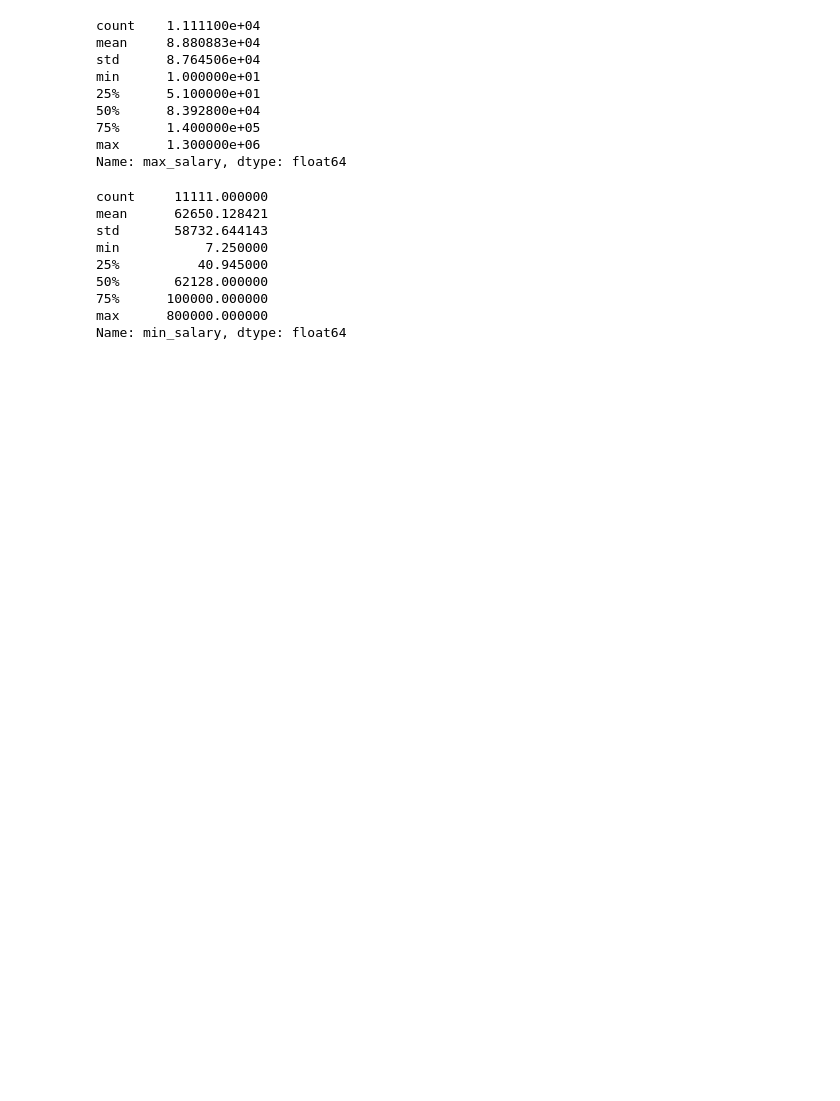
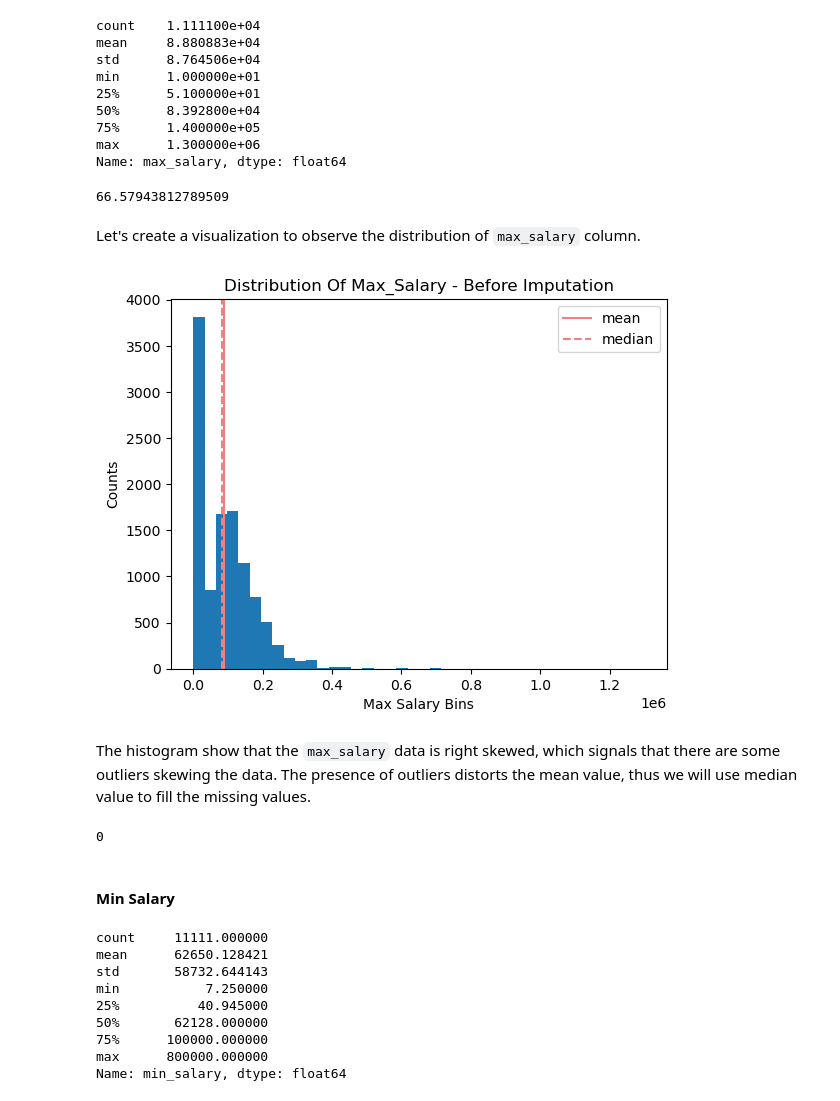
Before and after one commit to doublej01/Social-Network-Modeling, a Jupyter notebook: Notebooks/Linkedin Data Exploration.ipynb, the cells around one changed output. Saved outputs shown, nothing was run; the diff lists cells and outputs as text; code cells hidden in the pictures; blank space fills up the shorter version.

```diff
--- a/Notebooks/Linkedin Data Exploration.ipynb
+++ b/Notebooks/Linkedin Data Exploration.ipynb
@@ -383,0 +488,3 @@ Now let's organize this into a binary column where '0' represents the missing va
+# %%
+df.drop(columns=['work_type'], inplace=True)
+df.info()
@@ -391,3 +516,6 @@ USD    13352
 Name: count, dtype: int64
 # %% [markdown]
 Since the `currency` only has one response, "USD", we will drop this column instead of filling in the missing values.
+# %%
+df.drop(columns=['currency'], inplace=True)
+df.info()
@@ -401,7 +547,6 @@ BASE_SALARY    13352
 Name: count, dtype: int64
 # %% [markdown]
 Similar to `currency`, the `compensation_type` variable contains "BASE_SALARY" as the only response, thus we will drop this column instead of filling in the missing values.
-# %%
-fill_not_specified = ['company_id', 'description', 'pay_period', 'formatted_experience_level']
-for col in fill_not_specified:
-    df[col].fillna("Not Specified", inplace=True)
+# %%
+df.drop(columns=['compensation_type'], inplace=True)
+df.info()
@@ -421,6 +586,37 @@ min      1.000000e+01
 75%      1.400000e+05
 max      1.300000e+06
 Name: max_salary, dtype: float64
+# %%
+df['max_salary'].isna().sum()/df.shape[0]*100
+# %% [output]
+66.57943812789509
+# %% [markdown]
+Let's create a visualization to observe the distribution of `max_salary` column.
+# %%
+plt.figure()
+
+plt.hist(df['max_salary'], bins=40)
+plt.axvline(df['max_salary'].mean(), color="lightcoral", label="mean")
+plt.axvline(df['max_salary'].median(), color="lightcoral", linestyle="--", label="median")
+
+plt.title("Distribution of max_salary - before imputation".title())
+plt.xlabel("Max Salary Bins")
+plt.ylabel("Counts")
+
+
+plt.legend()
+plt.show()
+# %% [output]
+[figure, added]
+# %% [markdown]
+The histogram show that the `max_salary` data is right skewed, which signals that there are some outliers skewing the data. The presence of outliers distorts the mean value, thus we will use median value to fill the missing values.
+# %%
+df['max_salary'] = df['max_salary'].fillna(df['max_salary'].median())
+df['max_salary'].isna().sum()
+# %% [output]
+0
+# %% [markdown]
+#### Min Salary
 # %%
 df['min_salary'].describe()
 # %% [output]
```
Also changed, not shown: parts of 72 cells of this notebook, 3 other files.
